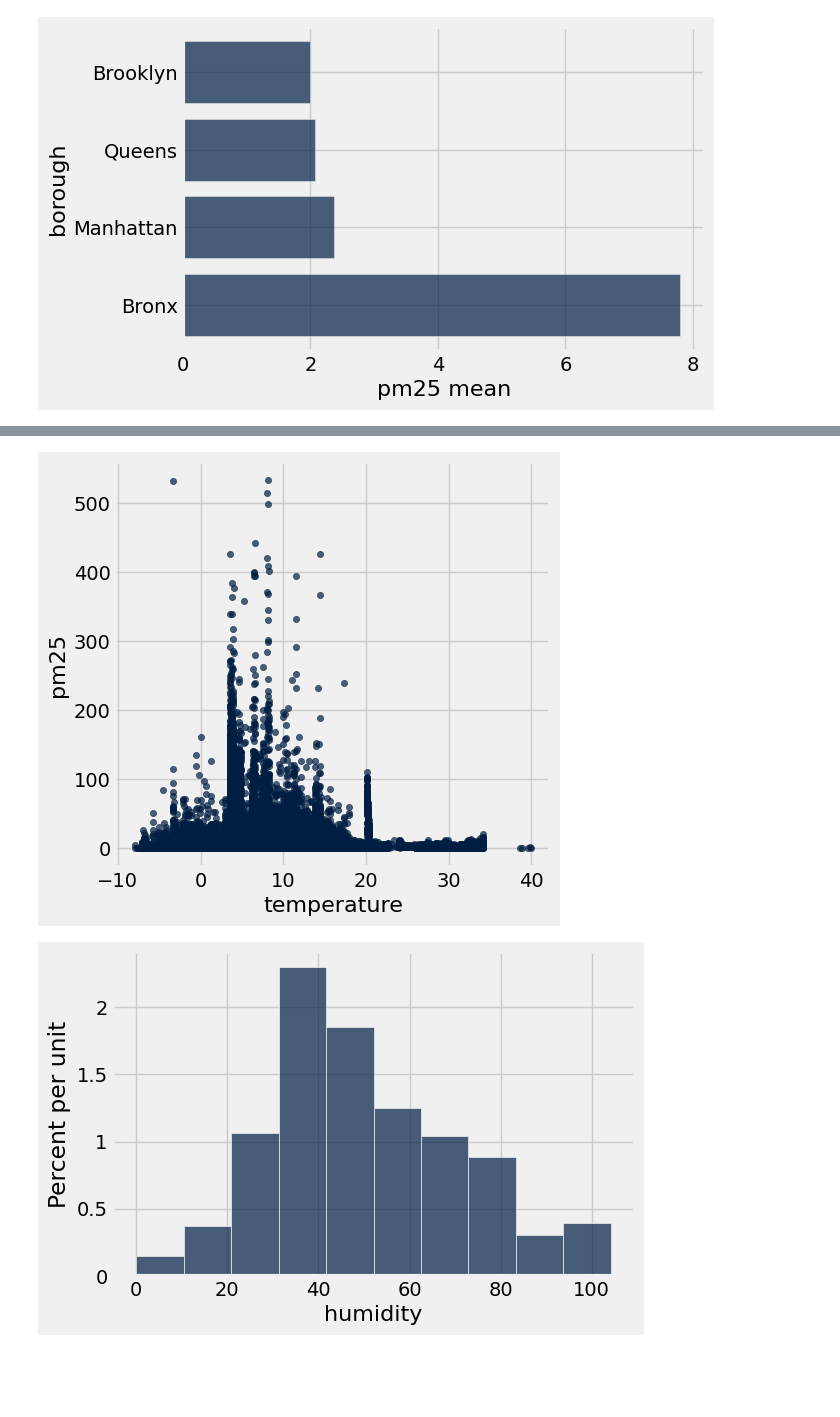
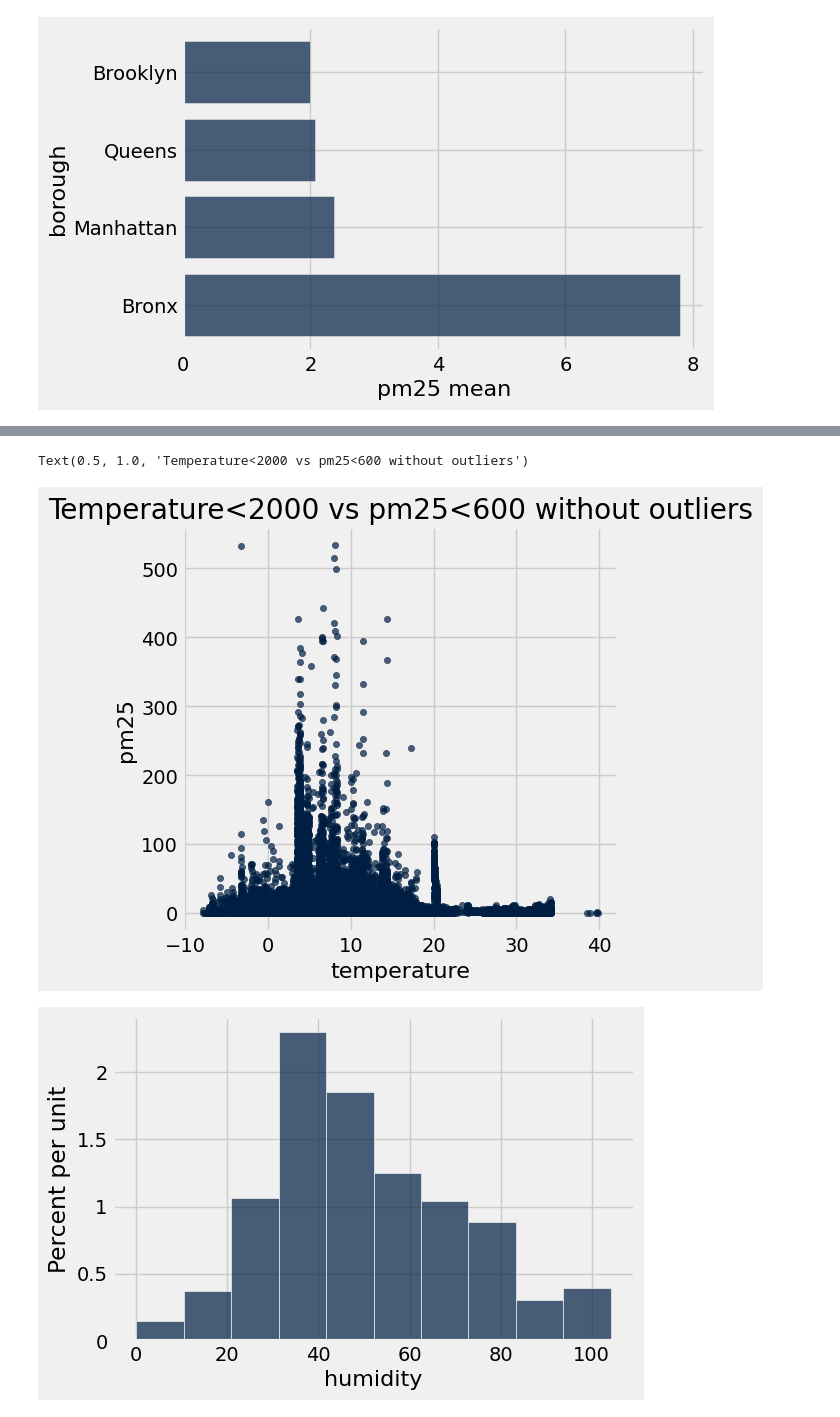
Before and after one commit to MahmoudMadi77/DataScience_U23103334, a Jupyter notebook: Activity2_questions_U23103334.ipynb, the cells around one changed output, grey strips where cells are left out. Saved outputs shown, nothing was run; the diff lists cells and outputs as text; code cells hidden in the pictures; blank space fills up the shorter version.

```diff
--- a/Activity2_questions_U23103334.ipynb
+++ b/Activity2_questions_U23103334.ipynb
@@ -221,8 +225,10 @@ merged_table.where("temperature",are.below(2000)).where("pm25",are.below(2000)).
 # %%
 #to show the graph without the out layers to be able to see the actual relation "pm25",are.below(600)
 merged_table.where("temperature",are.below(2000)).where("pm25",are.below(600)).scatter("temperature","pm25")
+plt.title("Temperature<2000 vs pm25<600 without outliers")
 # %% [output]
+Text(0.5, 1.0, 'Temperature<2000 vs pm25<600 without outliers')
-[figure, old version]
+[figure, new version]
 # %%
 merged_table.hist("humidity")
 # %% [output]
```
Also changed, not shown: parts of 3 cells of this notebook.
